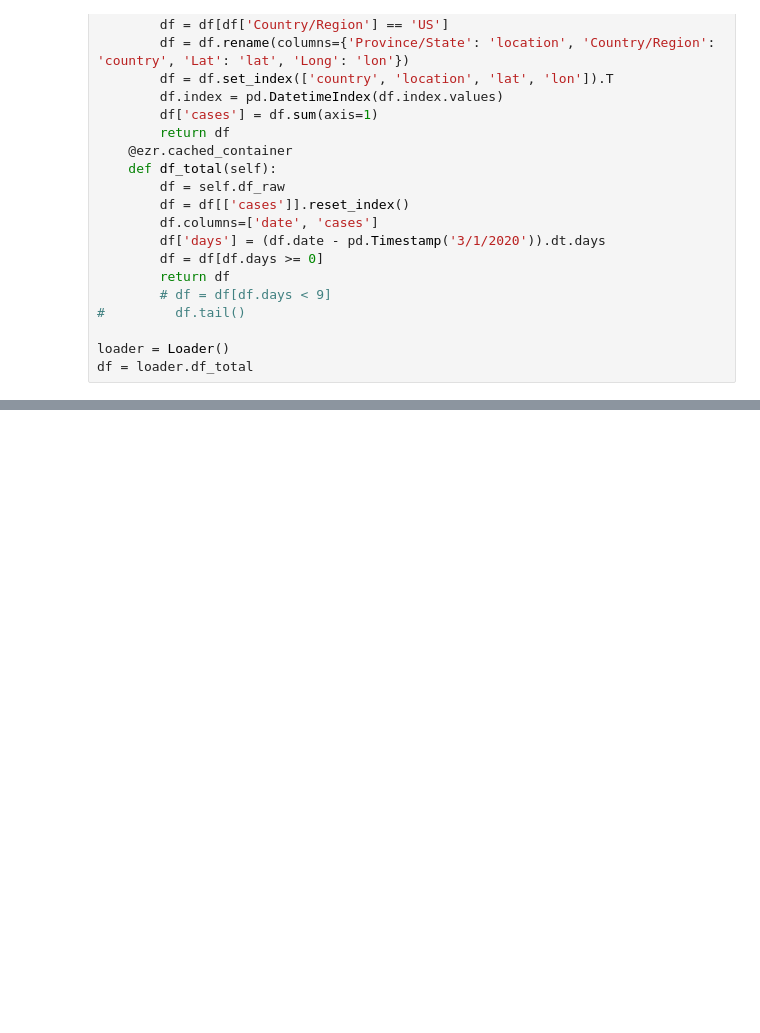
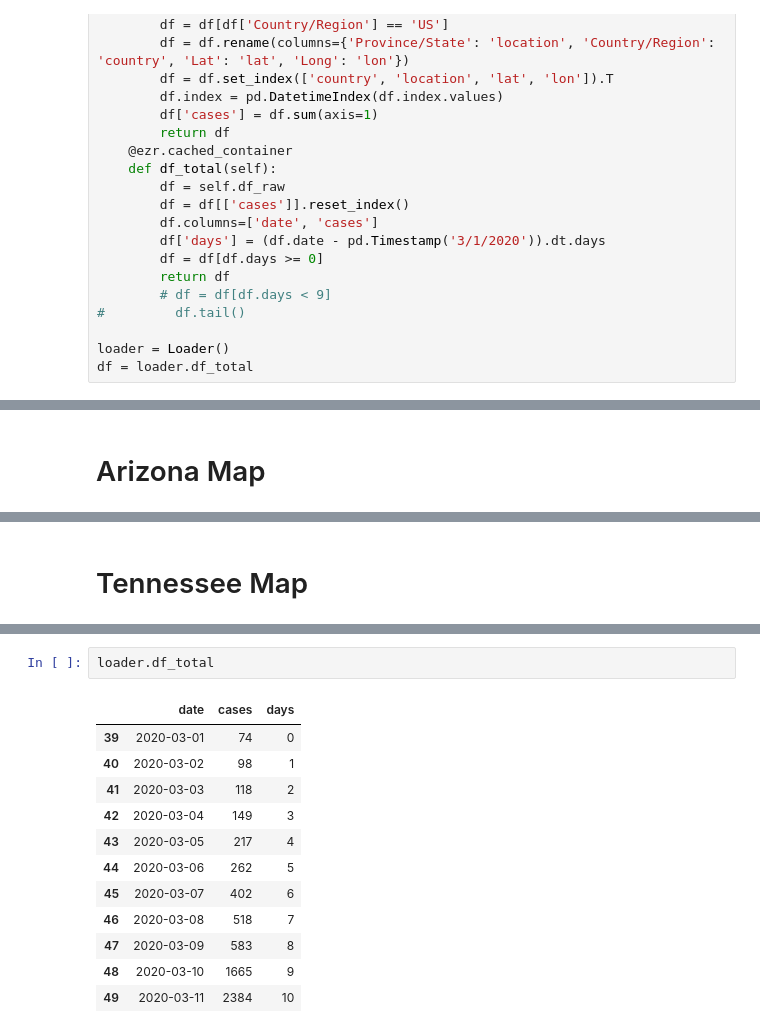
Before and after one commit to robdmc/COVID-19, a Jupyter notebook: us_corona.ipynb, the cells around one changed output, grey strips where cells are left out. Cells and saved outputs as stored; diff of their text form; blank space fills up the shorter version.

```diff
--- a/us_corona.ipynb
+++ b/us_corona.ipynb
@@ -125,6 +147,8 @@ for tup in df.itertuples():
 m
 # %% [output]
 [interactive output not drawn]
+# %% [markdown]
+# Arizona Map
 # %%
 m = folium.Map(location=[35.19, -111.6], zoom_start=6, left='10%', width='80%', height='70%')
 for tup in df.itertuples():
@@ -132,6 +156,8 @@ for tup in df.itertuples():
 m
 # %% [output]
 [interactive output not drawn]
+# %% [markdown]
+# Tennessee Map
 # %%
 m = folium.Map(location=[35.04, -85.3], zoom_start=7, left='10%', width='80%', height='70%')
 for tup in df.itertuples():
@@ -139,3 +165,18 @@ for tup in df.itertuples():
 m
 # %% [output]
 [interactive output not drawn]
+# %%
+loader.df_total
+# %% [output]
+|  | date | cases | days |
+| 39 | 2020-03-01 | 74 | 0 |
+| 40 | 2020-03-02 | 98 | 1 |
+| 41 | 2020-03-03 | 118 | 2 |
+| 42 | 2020-03-04 | 149 | 3 |
+| 43 | 2020-03-05 | 217 | 4 |
+| 44 | 2020-03-06 | 262 | 5 |
+| 45 | 2020-03-07 | 402 | 6 |
+| 46 | 2020-03-08 | 518 | 7 |
+| 47 | 2020-03-09 | 583 | 8 |
+| 48 | 2020-03-10 | 1665 | 9 |
+| 49 | 2020-03-11 | 2384 | 10 |
```
Also changed, not shown: parts of 14 cells of this notebook, 1 other file.
